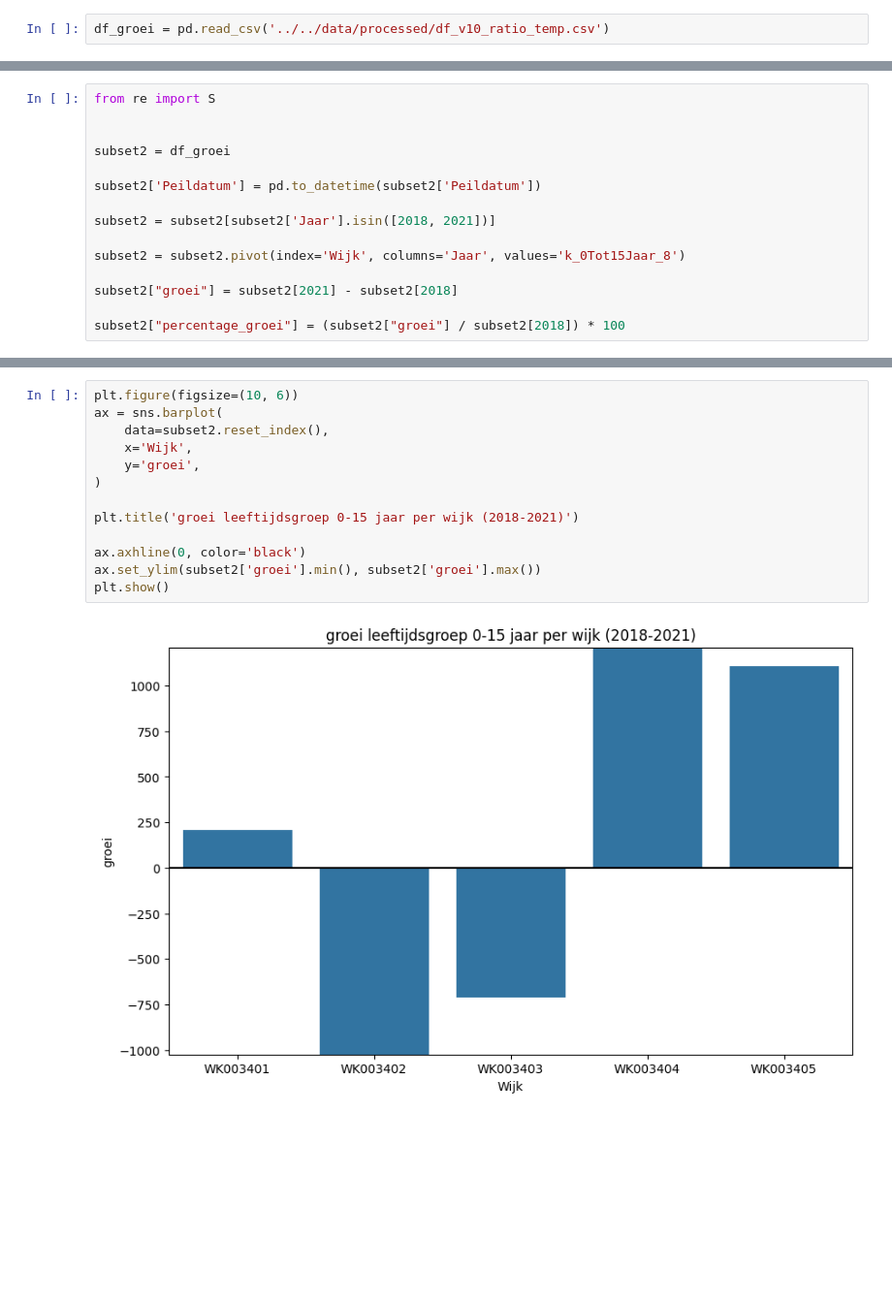
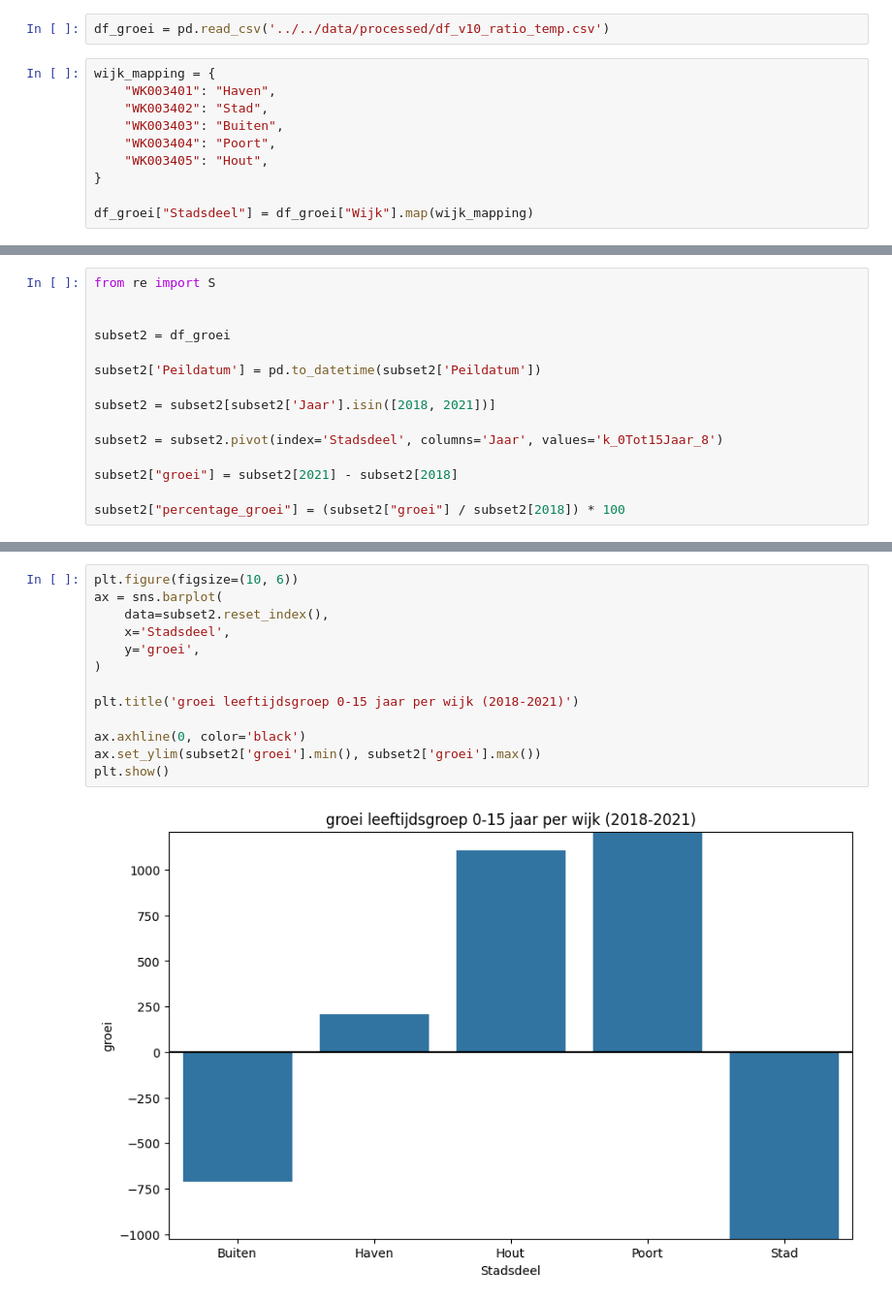
Before and after one commit to Ismael-991/almere-jeugd-voorspelling, a Jupyter notebook: notebooks/individual/Bo_notebook.ipynb, the cells around one changed output, grey strips where cells are left out. Shown at 97% size. Drawn from its saved outputs; the diff is of its cells as text; blank space fills up the shorter version.

```diff
--- a/notebooks/individual/Bo_notebook.ipynb
+++ b/notebooks/individual/Bo_notebook.ipynb
@@ -44,6 +44,16 @@ df_cbs.describe()
 df_cbs.to_csv('../../data/processed/CBS_Kerncijfers_cleaned.csv', sep=';', index=False)
 # %%
 df_groei = pd.read_csv('../../data/processed/df_v10_ratio_temp.csv')
+# %%
+wijk_mapping = {
+    "WK003401": "Haven",
+    "WK003402": "Stad",
+    "WK003403": "Buiten",
+    "WK003404": "Poort",
+    "WK003405": "Hout",
+}
+
+df_groei["Stadsdeel"] = df_groei["Wijk"].map(wijk_mapping)
 # %%
 import matplotlib.pyplot as plt
 import seaborn as sns
@@ -81,7 +91,7 @@ subset2['Peildatum'] = pd.to_datetime(subset2['Peildatum'])
 
 subset2 = subset2[subset2['Jaar'].isin([2018, 2021])]
 
-subset2 = subset2.pivot(index='Wijk', columns='Jaar', values='k_0Tot15Jaar_8')
+subset2 = subset2.pivot(index='Stadsdeel', columns='Jaar', values='k_0Tot15Jaar_8')
 
 subset2["groei"] = subset2[2021] - subset2[2018]
 
@@ -104,18 +114,18 @@ plt.show()
 # %%
 plt.figure(figsize=(10, 6))
 ax = sns.barplot(
     data=subset2.reset_index(),
-    x='Wijk',
+    x='Stadsdeel',
     y='groei',
 )
 
 plt.title('groei leeftijdsgroep 0-15 jaar per wijk (2018-2021)')
 
 ax.axhline(0, color='black')
 ax.set_ylim(subset2['groei'].min(), subset2['groei'].max())
 plt.show()
 # %% [output]
-[figure, old version]
+[figure, new version]
 # %%
 subset3 = df_groei
 
```
Also changed, not shown: parts of 26 cells of this notebook.
